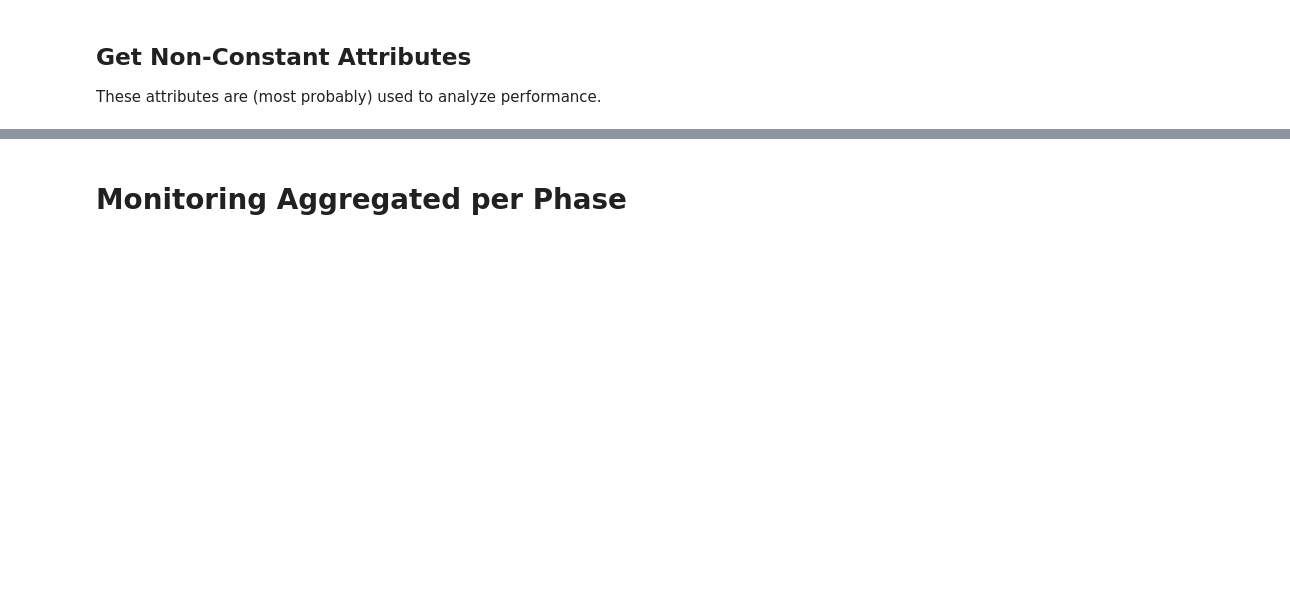
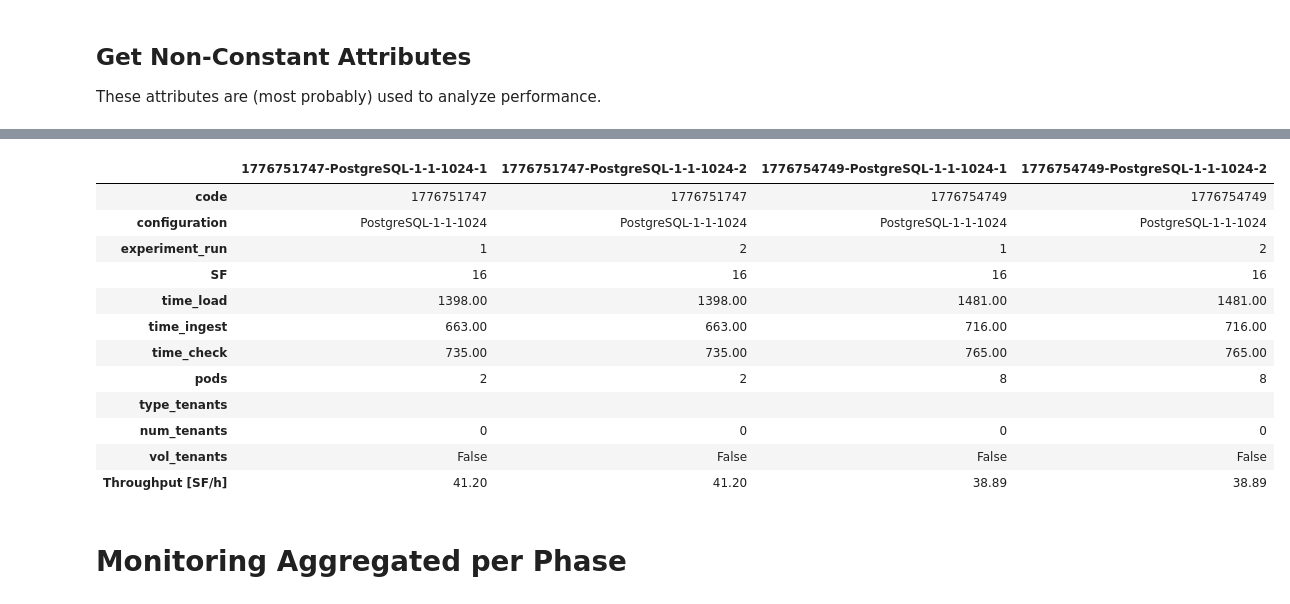
Before and after one commit to Beuth-Erdelt/Benchmark-Experiment-Host-Manager, a Jupyter notebook: dev/Collector-Benchbase.ipynb, the cells around one changed output, grey strips where cells are left out. Cells and saved outputs as stored; diff of their text form; code cells hidden in the pictures; blank space fills up the shorter version.

```diff
--- a/dev/Collector-Benchbase.ipynb
+++ b/dev/Collector-Benchbase.ipynb
@@ -142,3 +162,20 @@ collectors.get_non_constant(df).T
+# %%
+df = collect.get_loading_per_run()
+df.T
+# %% [output]
+|  | 1776751747-PostgreSQL-1-1-1024-1 | 1776751747-PostgreSQL-1-1-1024-2 | 1776754749-PostgreSQL-1-1-1024-1 | 1776754749-PostgreSQL-1-1-1024-2 |
+| code | 1776751747 | 1776751747 | 1776754749 | 1776754749 |
+| configuration | PostgreSQL-1-1-1024 | PostgreSQL-1-1-1024 | PostgreSQL-1-1-1024 | PostgreSQL-1-1-1024 |
+| experiment_run | 1 | 2 | 1 | 2 |
+| SF | 16 | 16 | 16 | 16 |
+| time_load | 1398.00 | 1398.00 | 1481.00 | 1481.00 |
+| time_ingest | 663.00 | 663.00 | 716.00 | 716.00 |
+| time_check | 735.00 | 735.00 | 765.00 | 765.00 |
+| pods | 2 | 2 | 8 | 8 |
+| type_tenants |  |  |  |  |
+| num_tenants | 0 | 0 | 0 | 0 |
+| vol_tenants | False | False | False | False |
+| Throughput [SF/h] | 41.20 | 41.20 | 38.89 | 38.89 |
 # %% [markdown]
 # Monitoring Aggregated per Phase
 # %%
```
Also changed, not shown: parts of 3 cells of this notebook, 6 other files.
